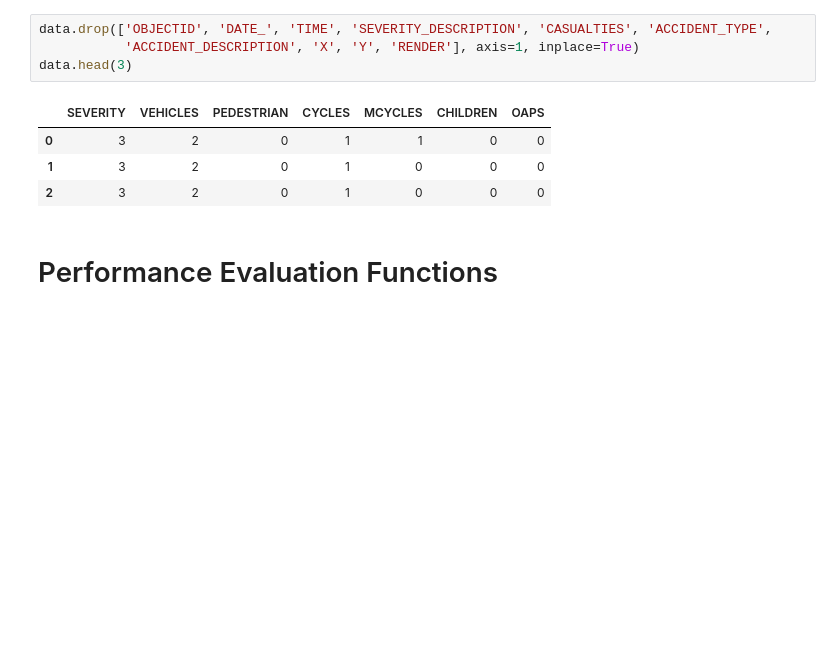
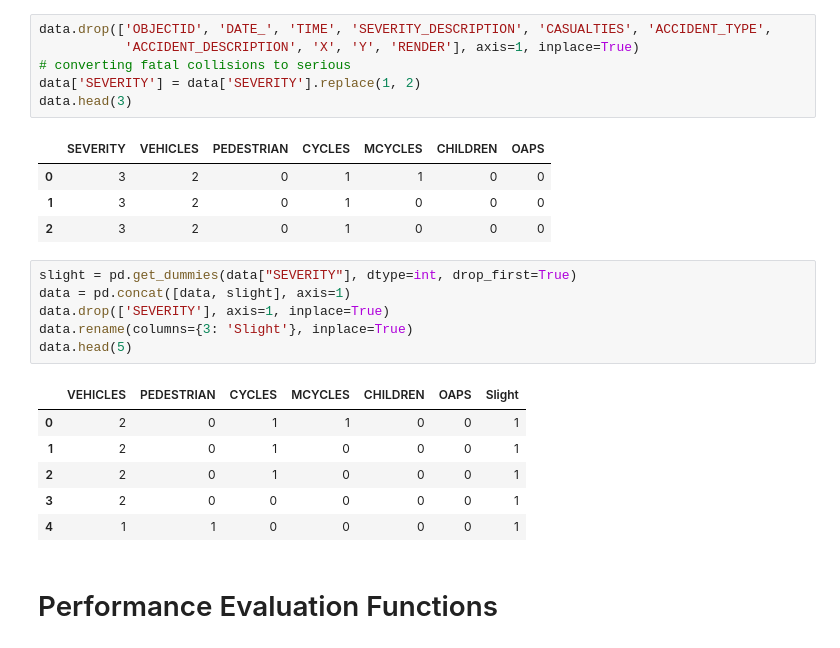
Before and after one commit to yaminshweyihtay/MachineLearning, a Jupyter notebook: dataPreProc.ipynb, the cells around one changed output. Saved outputs shown, nothing was run; the diff lists cells and outputs as text; blank space fills up the shorter version.

```diff
--- a/dataPreProc.ipynb
+++ b/dataPreProc.ipynb
@@ -82,12 +79,27 @@ sns.heatmap(data == 0, yticklabels=False)
 # %%
 data.drop(['OBJECTID', 'DATE_', 'TIME', 'SEVERITY_DESCRIPTION', 'CASUALTIES', 'ACCIDENT_TYPE',
            'ACCIDENT_DESCRIPTION', 'X', 'Y', 'RENDER'], axis=1, inplace=True)
+# converting fatal collisions to serious
+data['SEVERITY'] = data['SEVERITY'].replace(1, 2)
 data.head(3)
 # %% [output]
 |  | SEVERITY | VEHICLES | PEDESTRIAN | CYCLES | MCYCLES | CHILDREN | OAPS |
 | 0 | 3 | 2 | 0 | 1 | 1 | 0 | 0 |
 | 1 | 3 | 2 | 0 | 1 | 0 | 0 | 0 |
 | 2 | 3 | 2 | 0 | 1 | 0 | 0 | 0 |
+# %%
+slight = pd.get_dummies(data["SEVERITY"], dtype=int, drop_first=True)
+data = pd.concat([data, slight], axis=1)
+data.drop(['SEVERITY'], axis=1, inplace=True)
+data.rename(columns={3: 'Slight'}, inplace=True)
+data.head(5)
+# %% [output]
+|  | VEHICLES | PEDESTRIAN | CYCLES | MCYCLES | CHILDREN | OAPS | Slight |
+| 0 | 2 | 0 | 1 | 1 | 0 | 0 | 1 |
+| 1 | 2 | 0 | 1 | 0 | 0 | 0 | 1 |
+| 2 | 2 | 0 | 1 | 0 | 0 | 0 | 1 |
+| 3 | 2 | 0 | 0 | 0 | 0 | 0 | 1 |
+| 4 | 1 | 1 | 0 | 0 | 0 | 0 | 1 |
 # %% [markdown]
 # Performance Evaluation Functions
 # %%
```
Also changed, not shown: parts of 24 cells of this notebook.
